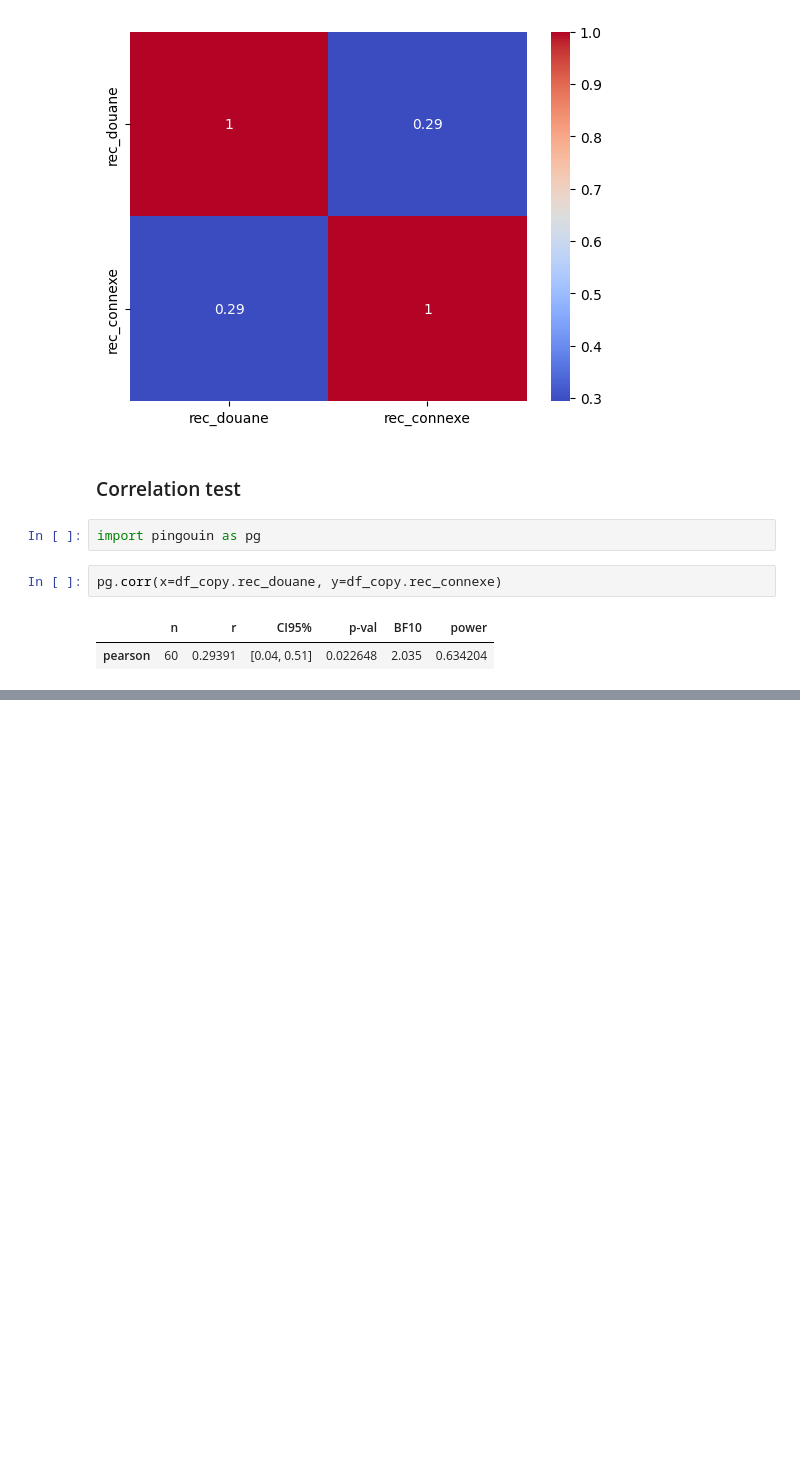
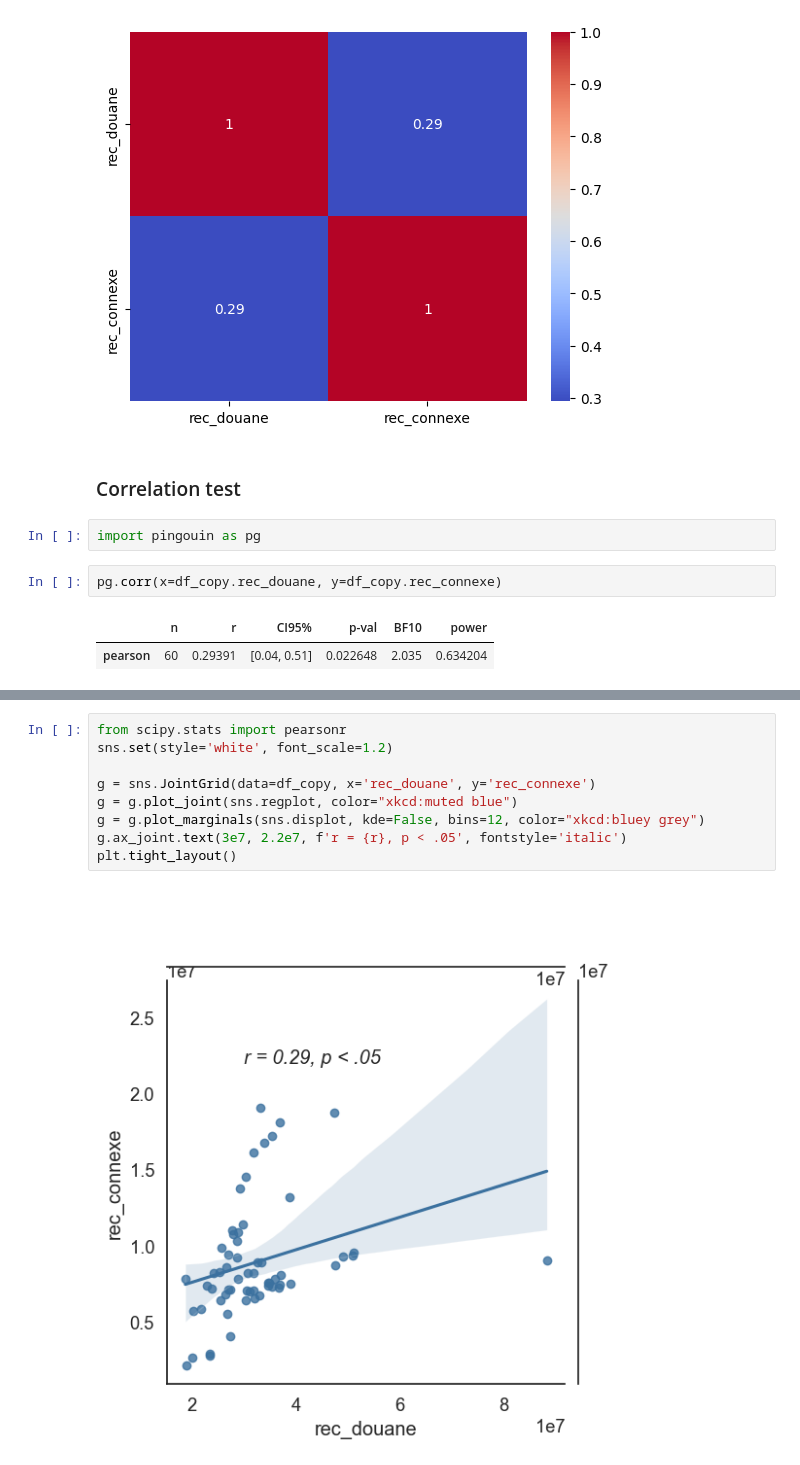
Before and after one commit to Pinto-Katende-Jonathan/SimpleDescriptiveStat, a Jupyter notebook: analyse.ipynb, the cells around one changed output, grey strips where cells are left out. Drawn from its saved outputs; the diff is of its cells as text; blank space fills up the shorter version.

```diff
--- a/analyse.ipynb
+++ b/analyse.ipynb
@@ -659,0 +667,11 @@ pg.corr(x=df_copy.rec_douane, y=df_copy.rec_connexe)
+# %%
+from scipy.stats import pearsonr
+sns.set(style='white', font_scale=1.2)
+
+g = sns.JointGrid(data=df_copy, x='rec_douane', y='rec_connexe')
+g = g.plot_joint(sns.regplot, color="xkcd:muted blue")
+g = g.plot_marginals(sns.displot, kde=False, bins=12, color="xkcd:bluey grey")
+g.ax_joint.text(3e7, 2.2e7, f'r = {r}, p < .05', fontstyle='italic')
+plt.tight_layout()
+# %% [output]
+[figure, added]
```
Also changed, not shown: parts of 3 cells of this notebook.
